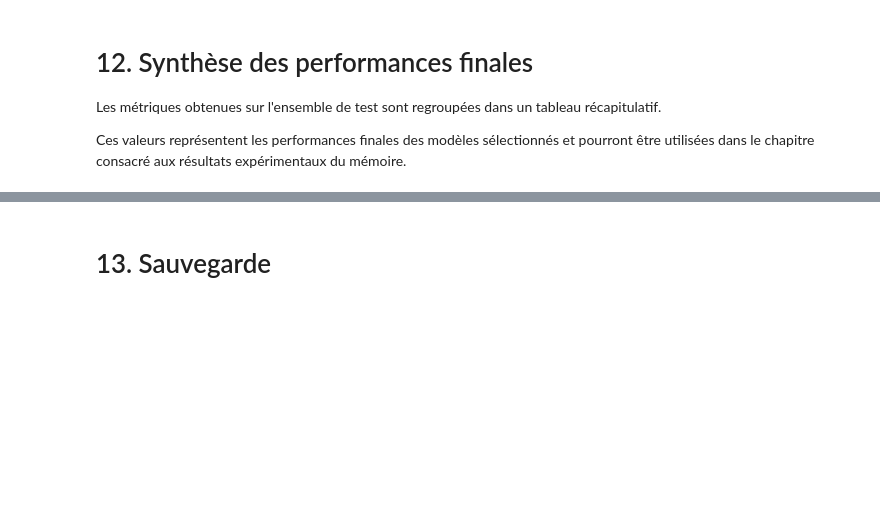
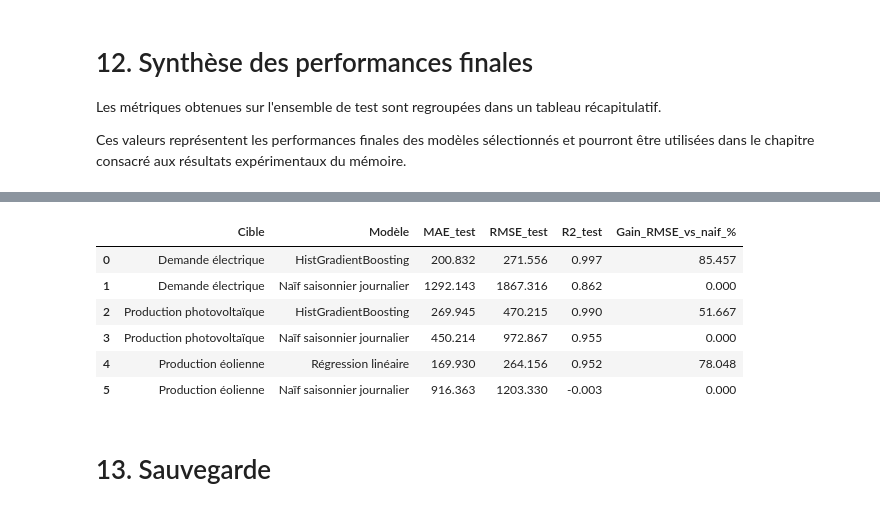
Before and after one commit to celestinesia31/Smart_energy_forecasting, a Jupyter notebook: notebooks/06_model_evaluation.ipynb, the cells around one changed output, grey strips where cells are left out. Cells and saved outputs as stored; diff of their text form; code cells hidden in the pictures; blank space fills up the shorter version.

Commit message:
Ajout d'une baseline naïve saisonnière

```diff
--- a/notebooks/06_model_evaluation.ipynb
+++ b/notebooks/06_model_evaluation.ipynb
@@ -432,3 +536,43 @@ display(test_results_df)
+# %%
+# CALCUL DES GAINS SUR L'ENSEMBLE DE TEST
+
+baseline_rmse_test = (
+    test_results_df[
+        test_results_df["Modèle"] == "Naïf saisonnier journalier"
+    ]
+    .set_index("Cible")["RMSE_test"]
+)
+
+test_results_df["Gain_RMSE_vs_naif_%"] = test_results_df.apply(
+    lambda row: (
+        100
+        * (
+            baseline_rmse_test.loc[row["Cible"]]
+            - row["RMSE_test"]
+        )
+        / baseline_rmse_test.loc[row["Cible"]]
+    ),
+    axis=1
+)
+
+test_results_df.loc[
+    test_results_df["Modèle"] == "Naïf saisonnier journalier",
+    "Gain_RMSE_vs_naif_%"
+] = 0.0
+
+display(
+    test_results_df.sort_values(
+        by=["Cible", "RMSE_test"]
+    ).reset_index(drop=True)
+)
+# %% [output]
+|  | Cible | Modèle | MAE_test | RMSE_test | R2_test | Gain_RMSE_vs_naif_% |
+| 0 | Demande électrique | HistGradientBoosting | 200.832 | 271.556 | 0.997 | 85.457 |
+| 1 | Demande électrique | Naïf saisonnier journalier | 1292.143 | 1867.316 | 0.862 | 0.000 |
+| 2 | Production photovoltaïque | HistGradientBoosting | 269.945 | 470.215 | 0.990 | 51.667 |
+| 3 | Production photovoltaïque | Naïf saisonnier journalier | 450.214 | 972.867 | 0.955 | 0.000 |
+| 4 | Production éolienne | Régression linéaire | 169.930 | 264.156 | 0.952 | 78.048 |
+| 5 | Production éolienne | Naïf saisonnier journalier | 916.363 | 1203.330 | -0.003 | 0.000 |
 # %% [markdown]
 # 13. Sauvegarde
 # %%
```
Also changed, not shown: parts of 10 cells of this notebook, 5 other files.
